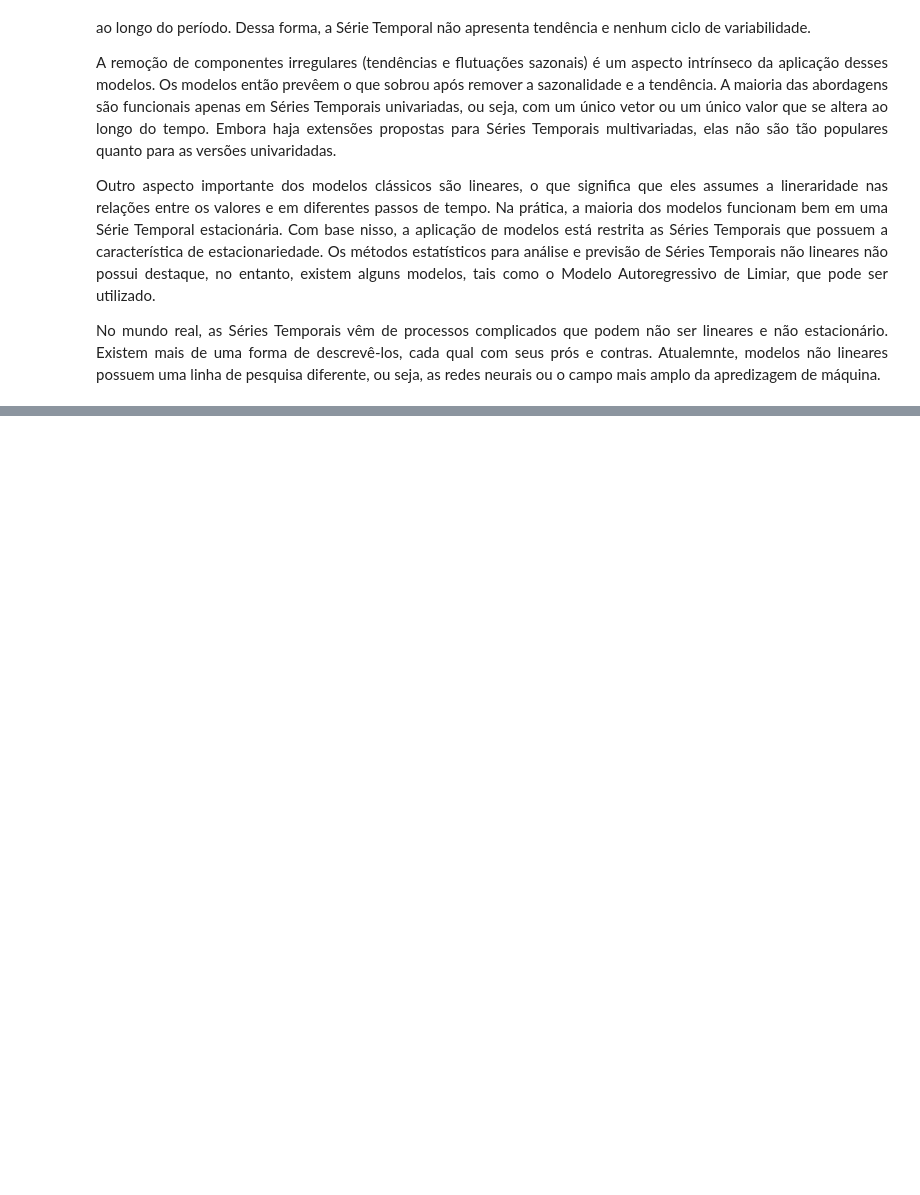
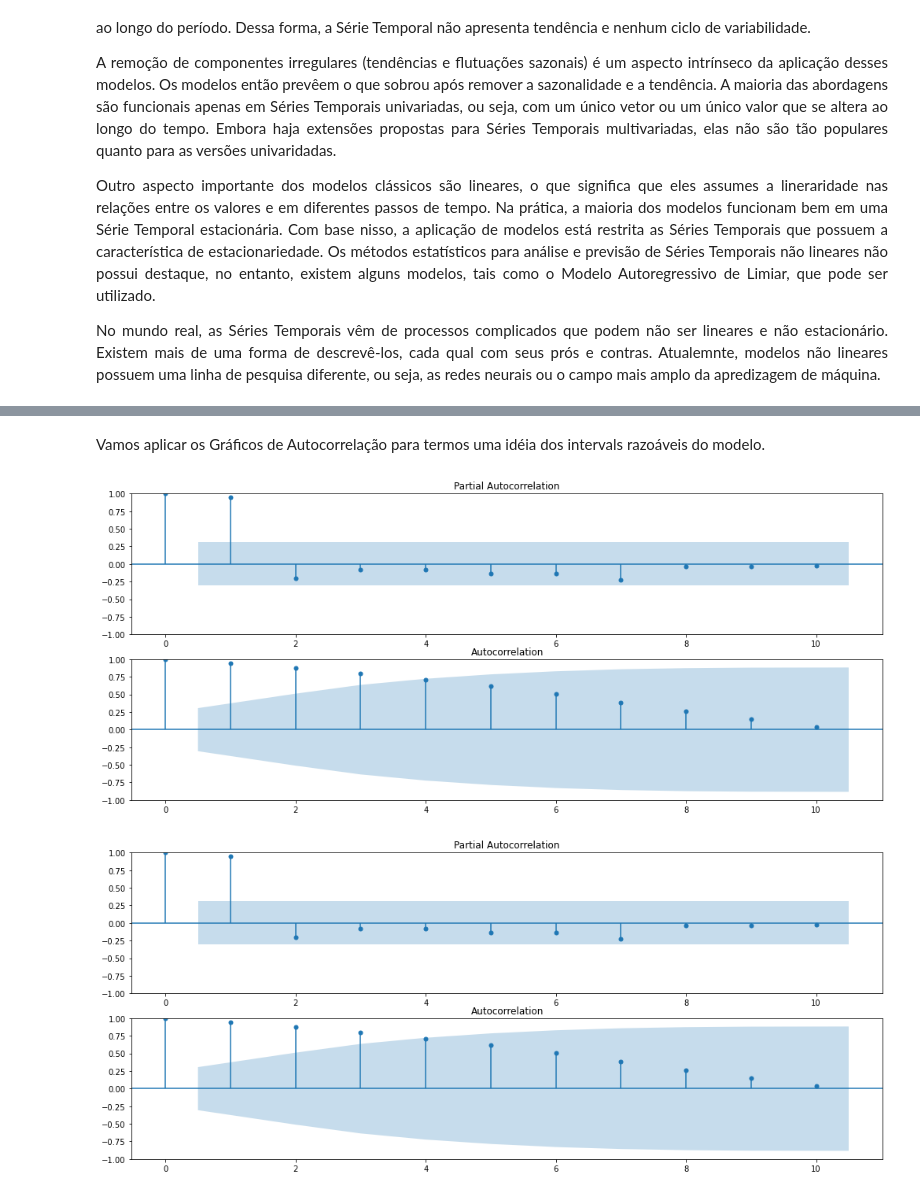
Before and after one commit to willianpina/Time_Series_Studies, a Jupyter notebook: Médias Móveis e Modelos Autoregressivos.ipynb, the cells around one changed output, grey strips where cells are left out. Drawn from its saved outputs; the diff is of its cells as text; code cells hidden in the pictures; blank space fills up the shorter version.

```diff
--- a/Médias Móveis e Modelos Autoregressivos.ipynb
+++ b/Médias Móveis e Modelos Autoregressivos.ipynb
@@ -38,0 +129,12 @@ model</td>
+# %% [markdown]
+<p align="justify"> Vamos aplicar os Gráficos de Autocorrelação para termos uma idéia dos intervals razoáveis do modelo.</p>
+# %%
+import statsmodels.api as sm
+fig, axs = plt.subplots(2, figsize=(14,6))
+
+fig.tight_layout()
+sm.graphics.tsa.plot_pacf(dados_quadrimestre, lags=10, ax=axs[0], method='ywm')
+sm.graphics.tsa.plot_acf(dados_quadrimestre, lags=10, ax=axs[1])
+# %% [output]
+[figure, added]
+[figure, added]
```
Also changed, not shown: parts of 8 cells of this notebook.
